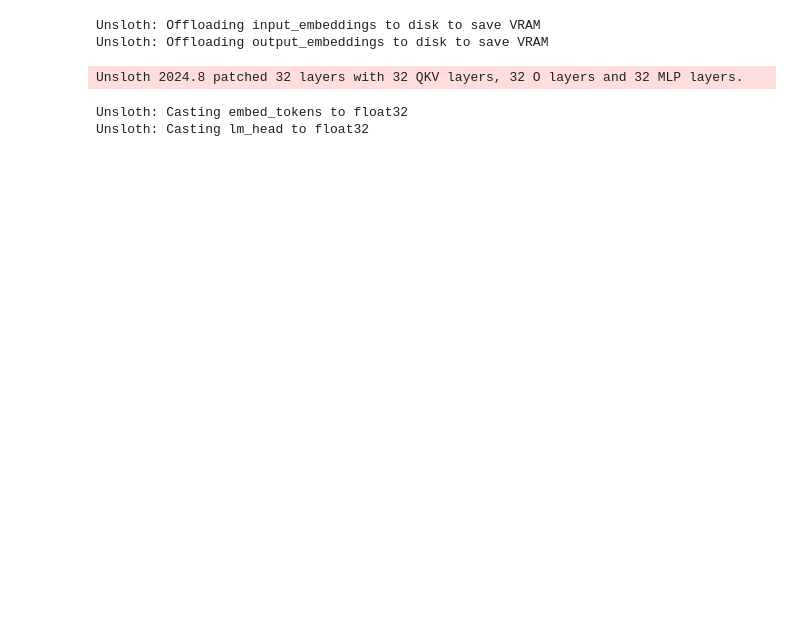
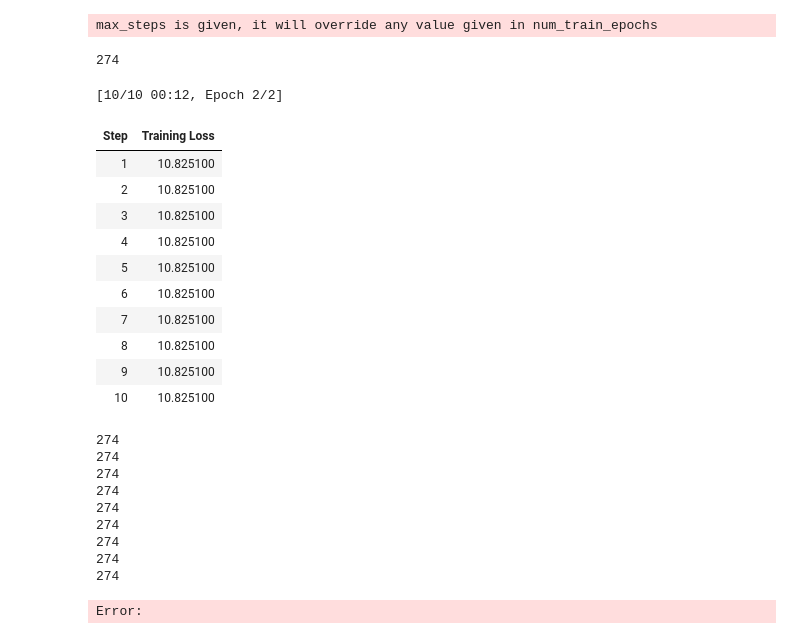
Before and after one commit to Vepricov/Weight_Lora, a Jupyter notebook: test.ipynb, the cells around one changed output. Saved outputs shown, nothing was run; the diff lists cells and outputs as text; code cells hidden in the pictures; blank space fills up the shorter version.

Commit message:
my peft

```diff
--- a/test.ipynb
+++ b/test.ipynb
@@ -33,0 +51,5 @@ O^O/ \_/ \    Pytorch: 2.2.1+cu121. CUDA = 7.5. CUDA Toolkit = 12.1.
+# %%
+model_args = ModelArguments
+training_args = TrainingArguments
+utils.set_seed(18)
+device = utils.set_device(3)
@@ -49,21 +166,53 @@ scheduler.__class__.__name__
-# %%
-model = FastLanguageModel.get_peft_model(
-        model,
-        r=8,
-        target_modules=["q_proj", "k_proj", "v_proj", "o_proj",
-                        "gate_proj", "up_proj", "down_proj",
-                        "embed_tokens", "lm_head"],
-        lora_alpha=16,
-        lora_dropout=0,
-        bias="none",
-        use_gradient_checkpointing="unsloth",
-        random_state=training_args.seed,
-        use_rslora=False,
-        loftq_config=None,
-    )
-# %% [output]
-Unsloth: Offloading input_embeddings to disk to save VRAM
-Unsloth: Offloading output_embeddings to disk to save VRAM
-Unsloth 2024.8 patched 32 layers with 32 QKV layers, 32 O layers and 32 MLP layers.
-Unsloth: Casting embed_tokens to float32
-Unsloth: Casting lm_head to float32
+# %%
+import transformers
+run_name = "test"
+trainer = transformers.Trainer(
+    model=model,
+    tokenizer=tokenizer,
+    #train_dataset=dataset,
+    train_dataset=tokenized_dataset['train'],
+    eval_dataset=tokenized_dataset['test'],
+    args=TrainingArguments(
+        max_steps=10,
+        # learning_rate=1e-3,
+        # fp16=True,
+        output_dir=training_args.output_dir,
+        use_cpu=False,
+        save_safetensors=False,
+        # report_to=report_to,
+        report_to="none",
+        logging_steps=1,
+        # run_name=f"prob={int(prob*100)}/100_k={k}",
+        run_name=run_name,
+        # run_name="test",
+    ),
+    data_collator=transformers.DataCollatorForLanguageModeling(tokenizer, mlm_probability=0.15),
+    optimizers=[optimizer, scheduler]
+)
+
+trainer_stats = trainer.train()
+# %% [output]
+max_steps is given, it will override any value given in num_train_epochs
+274
+[10/10 00:12, Epoch 2/2]
+| Step | Training Loss |
+| 1 | 10.825100 |
+| 2 | 10.825100 |
+| 3 | 10.825100 |
+| 4 | 10.825100 |
+| 5 | 10.825100 |
+| 6 | 10.825100 |
+| 7 | 10.825100 |
+| 8 | 10.825100 |
+| 9 | 10.825100 |
+| 10 | 10.825100 |
+274
+274
+274
+274
+274
+274
+274
+274
+274
+Error:
```
Also changed, not shown: parts of 16 cells of this notebook, 6 other files.
